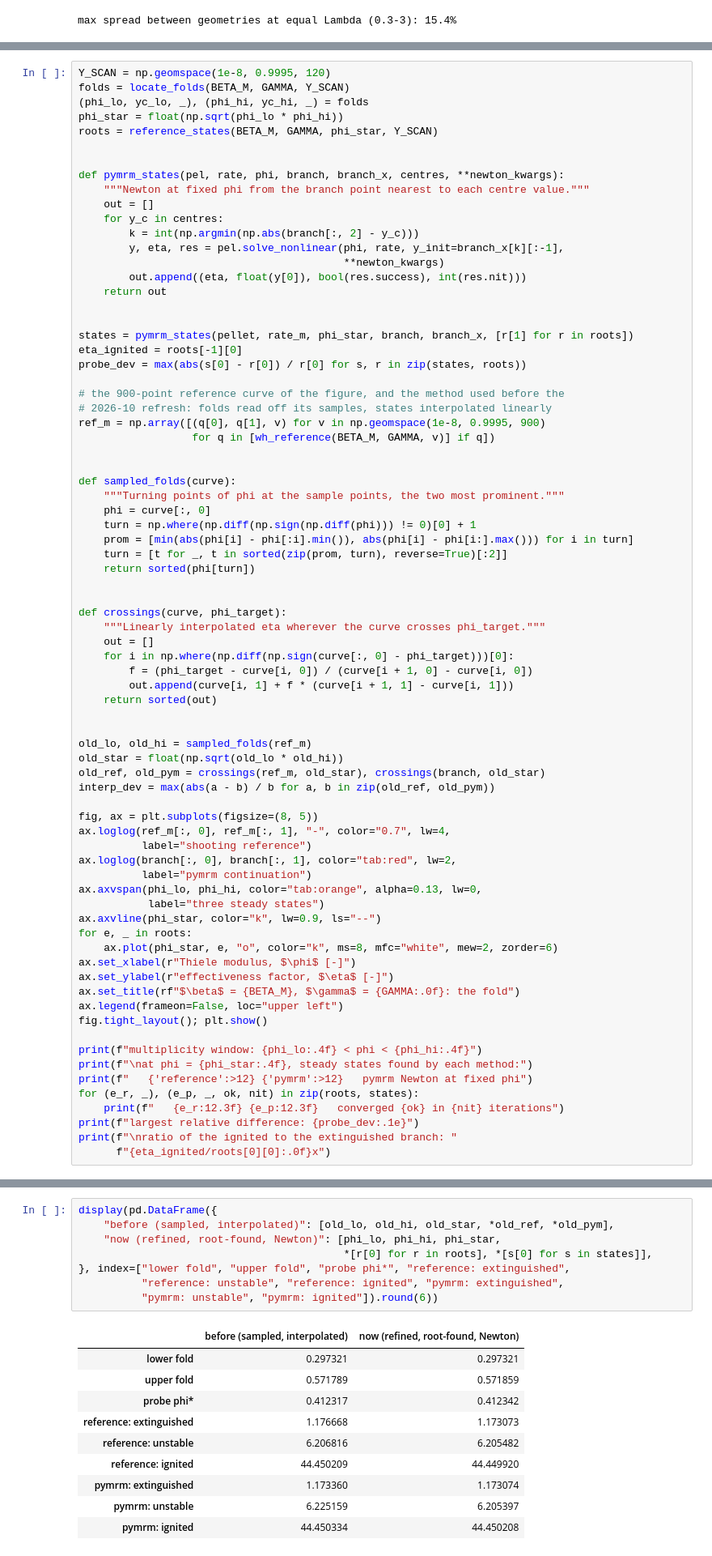
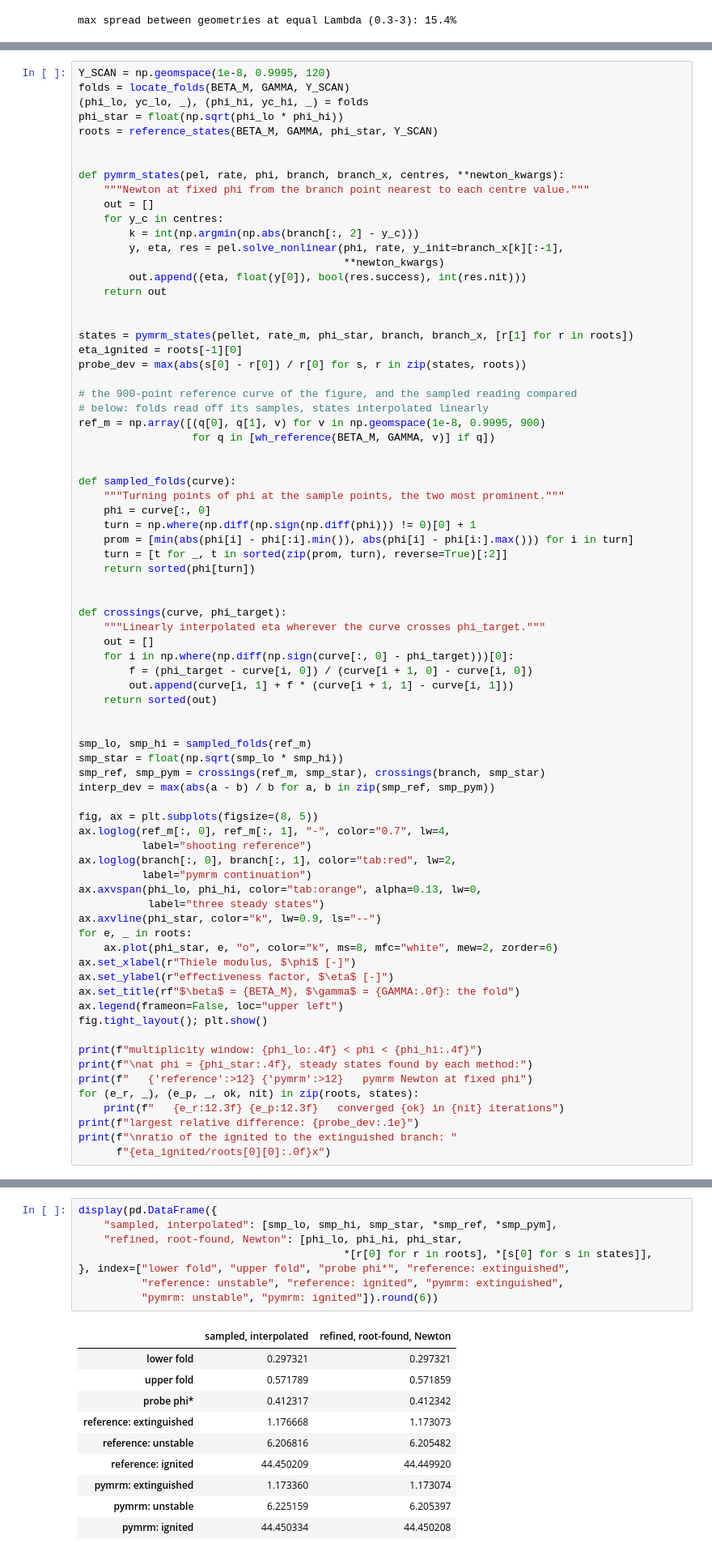
Before and after one commit to computational-chemical-engineering/pymrm-gallery, a Jupyter notebook: pages/B1.1-thiele-weisz-hicks/index.ipynb, the cells around one changed output, grey strips where cells are left out. Shown at 81% size. Cells and saved outputs as stored; diff of their text form.

```diff
--- a/pages/B1.1-thiele-weisz-hicks/index.ipynb
+++ b/pages/B1.1-thiele-weisz-hicks/index.ipynb
@@ -495,8 +490,8 @@ states = pymrm_states(pellet, rate_m, phi_star, branch, branch_x, [r[1] for r in
 eta_ignited = roots[-1][0]
 probe_dev = max(abs(s[0] - r[0]) / r[0] for s, r in zip(states, roots))
 
-# the 900-point reference curve of the figure, and the method used before the
-# 2026-10 refresh: folds read off its samples, states interpolated linearly
+# the 900-point reference curve of the figure, and the sampled reading compared
+# below: folds read off its samples, states interpolated linearly
 ref_m = np.array([(q[0], q[1], v) for v in np.geomspace(1e-8, 0.9995, 900)
                   for q in [wh_reference(BETA_M, GAMMA, v)] if q])
 
@@ -519,10 +514,10 @@ def crossings(curve, phi_target):
     return sorted(out)
 
 
-old_lo, old_hi = sampled_folds(ref_m)
-old_star = float(np.sqrt(old_lo * old_hi))
-old_ref, old_pym = crossings(ref_m, old_star), crossings(branch, old_star)
-interp_dev = max(abs(a - b) / b for a, b in zip(old_ref, old_pym))
+smp_lo, smp_hi = sampled_folds(ref_m)
+smp_star = float(np.sqrt(smp_lo * smp_hi))
+smp_ref, smp_pym = crossings(ref_m, smp_star), crossings(branch, smp_star)
+interp_dev = max(abs(a - b) / b for a, b in zip(smp_ref, smp_pym))
 
 fig, ax = plt.subplots(figsize=(8, 5))
 ax.loglog(ref_m[:, 0], ref_m[:, 1], "-", color="0.7", lw=4,
@@ -572,13 +567,13 @@ agree to about 1e-5.
 # %%
 display(pd.DataFrame({
-    "before (sampled, interpolated)": [old_lo, old_hi, old_star, *old_ref, *old_pym],
-    "now (refined, root-found, Newton)": [phi_lo, phi_hi, phi_star,
+    "sampled, interpolated": [smp_lo, smp_hi, smp_star, *smp_ref, *smp_pym],
+    "refined, root-found, Newton": [phi_lo, phi_hi, phi_star,
                                           *[r[0] for r in roots], *[s[0] for s in states]],
 }, index=["lower fold", "upper fold", "probe phi*", "reference: extinguished",
           "reference: unstable", "reference: ignited", "pymrm: extinguished",
           "pymrm: unstable", "pymrm: ignited"]).round(6))
 # %% [output]
-|  | before (sampled, interpolated) | now (refined, root-found, Newton) |
+|  | sampled, interpolated | refined, root-found, Newton |
 | lower fold | 0.297321 | 0.297321 |
 | upper fold | 0.571789 | 0.571859 |
 | probe phi* | 0.412317 | 0.412342 |
```
Also changed, not shown: parts of 14 cells of this notebook, 55 other files.
